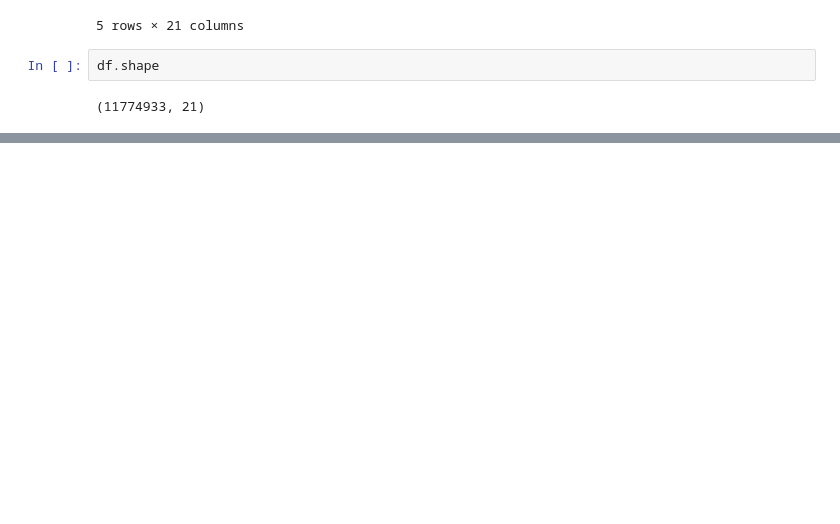
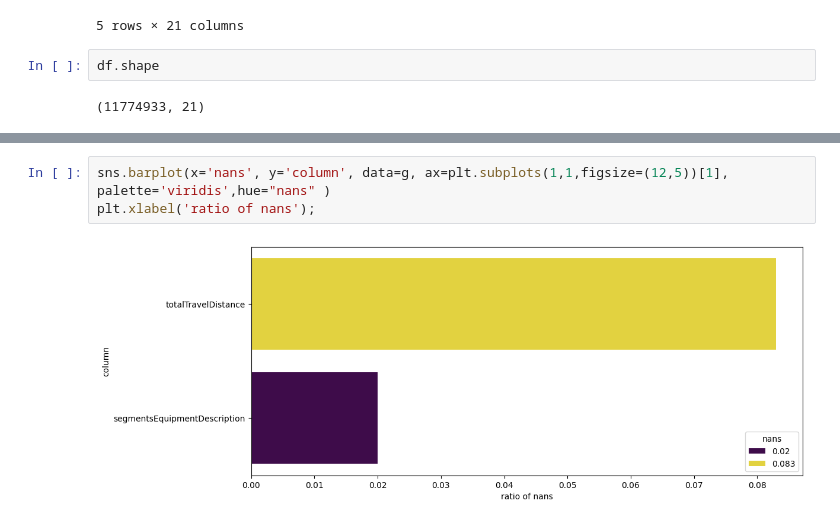
Before and after one commit to meozbrls/Flight_Prices_Analysis, a Jupyter notebook: notebooks/flight_prices_analysis.ipynb, the cells around one changed output, grey strips where cells are left out. Saved outputs shown, nothing was run; the diff lists cells and outputs as text; blank space fills up the shorter version.

```diff
--- a/notebooks/flight_prices_analysis.ipynb
+++ b/notebooks/flight_prices_analysis.ipynb
@@ -35,0 +203,5 @@ df.shape
+# %%
+sns.barplot(x='nans', y='column', data=g, ax=plt.subplots(1,1,figsize=(12,5))[1], palette='viridis',hue="nans" )
+plt.xlabel('ratio of nans');
+# %% [output]
+[figure, added]
```
Also changed, not shown: parts of 14 cells of this notebook.
